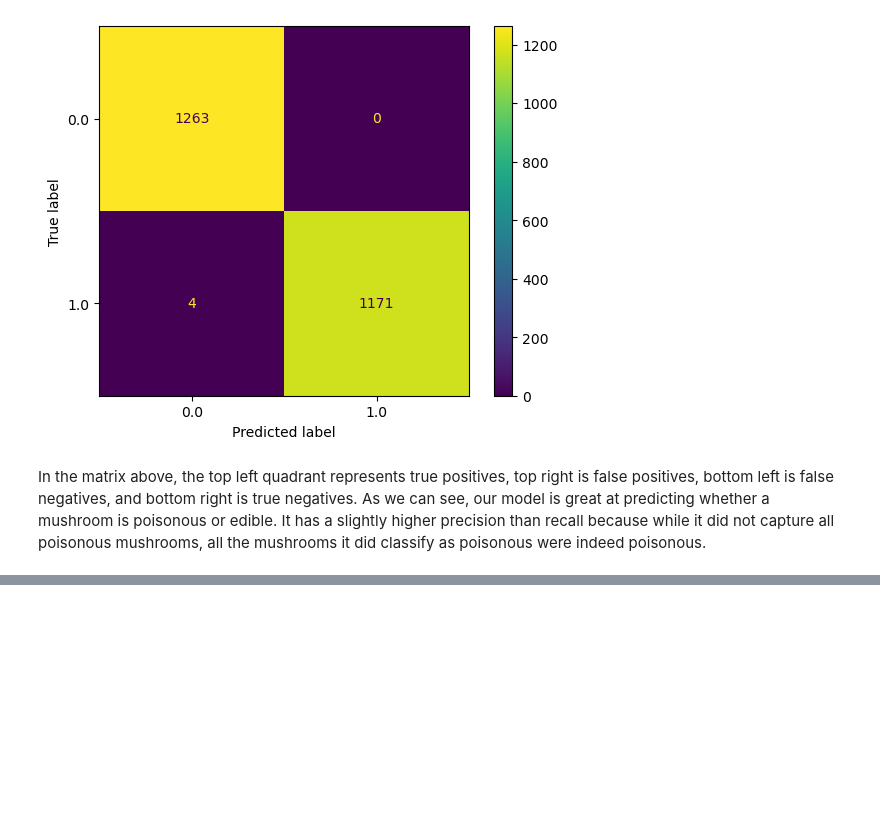
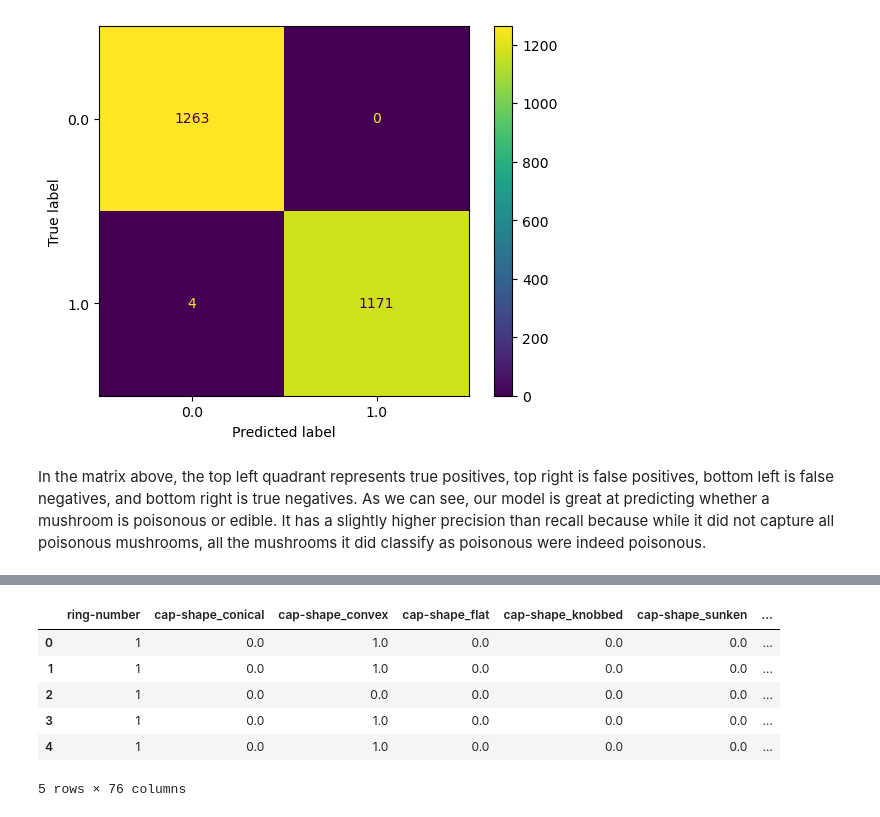
Before and after one commit to AlexVazquez19/mushroom-project, a Jupyter notebook: mushroom.ipynb, the cells around one changed output, grey strips where cells are left out. Drawn from its saved outputs; the diff is of its cells as text; code cells hidden in the pictures; blank space fills up the shorter version.

```diff
--- a/mushroom.ipynb
+++ b/mushroom.ipynb
@@ -668,0 +687,29 @@ In the matrix above, the top left quadrant represents true positives, top right
+# %%
+
+# Select categorical columns
+categorical_columns = df_dropped_rows.select_dtypes(include=['object']).columns
+
+# Initialize the encoder
+encoder = OneHotEncoder(drop='first', sparse_output=False, handle_unknown='ignore')
+
+# Fit and transform the data
+encoded_array = encoder.fit_transform(df_dropped_rows[categorical_columns])
+
+# Convert to DataFrame
+encoded_df_dropped = pd.DataFrame(encoded_array, columns=encoder.get_feature_names_out(categorical_columns), index=df_dropped_rows.index)
+
+# Concatenate with the rest of the dataset (excluding original categorical columns)
+df_dropped_encoded = pd.concat([df_dropped_rows.drop(columns=categorical_columns), encoded_df_dropped], axis=1)
+
+# Rename the poisonous column from 'poisonous_poisonous' to 'poisonous'
+df_dropped_encoded = df_dropped_encoded.rename(columns={'poisonous_poisonous': 'poisonous'})
+
+df_dropped_encoded.head()
+# %% [output]
+|  | ring-number | cap-shape_conical | cap-shape_convex | cap-shape_flat | cap-shape_knobbed | cap-shape_sunken | ... |
+| 0 | 1 | 0.0 | 1.0 | 0.0 | 0.0 | 0.0 | ... |
+| 1 | 1 | 0.0 | 1.0 | 0.0 | 0.0 | 0.0 | ... |
+| 2 | 1 | 0.0 | 0.0 | 0.0 | 0.0 | 0.0 | ... |
+| 3 | 1 | 0.0 | 1.0 | 0.0 | 0.0 | 0.0 | ... |
+| 4 | 1 | 0.0 | 1.0 | 0.0 | 0.0 | 0.0 | ... |
+5 rows × 76 columns
```
Also changed, not shown: parts of 13 cells of this notebook.
